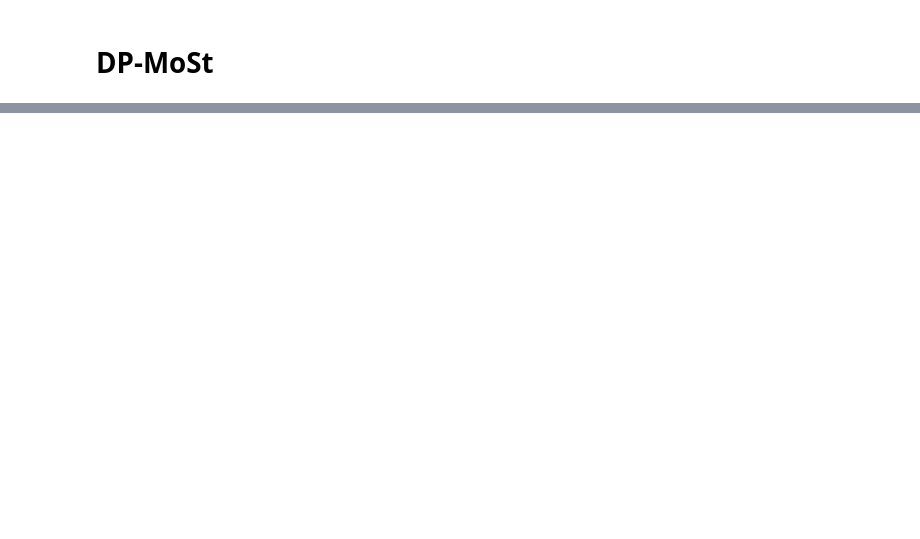
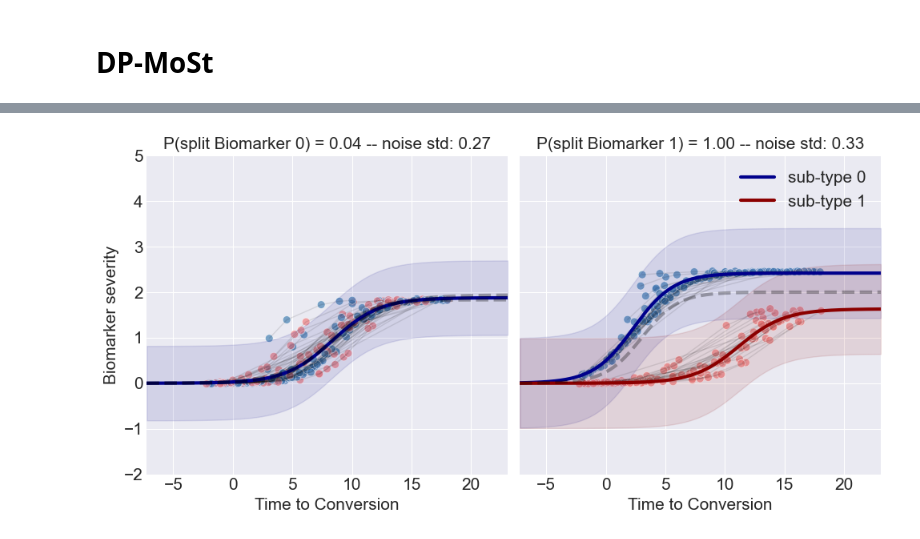
Before and after one commit to alessandro-viani/DP-MoSt, a Jupyter notebook: toy_example.ipynb, the cells around one changed output, grey strips where cells are left out. Saved outputs shown, nothing was run; the diff lists cells and outputs as text; code cells hidden in the pictures; blank space fills up the shorter version.

```diff
--- a/toy_example.ipynb
+++ b/toy_example.ipynb
@@ -82,3 +93,5 @@ dpmost.optimise(n_outer_iterations=20,
 # %%
-plot_solution(dpmost, x_lim=[dpmost.est_time.min()-20, dpmost.est_time.max()+20], show=True, save=False)
+plot_solution(dpmost, x_lim=[dpmost.est_time.min()-5, dpmost.est_time.max()+5], show=True, save=False)
+# %% [output]
+[figure, added]
 # %%
```
Also changed, not shown: parts of 7 cells of this notebook.
